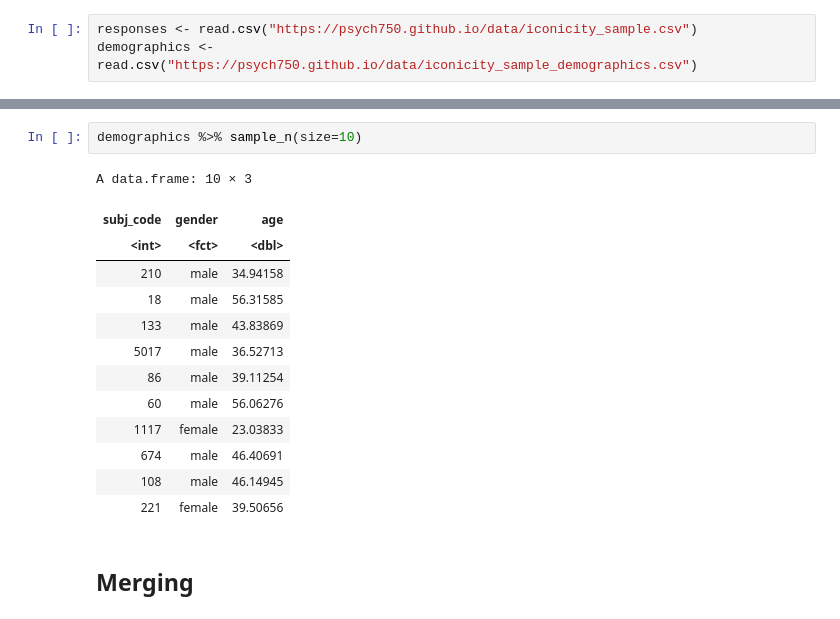
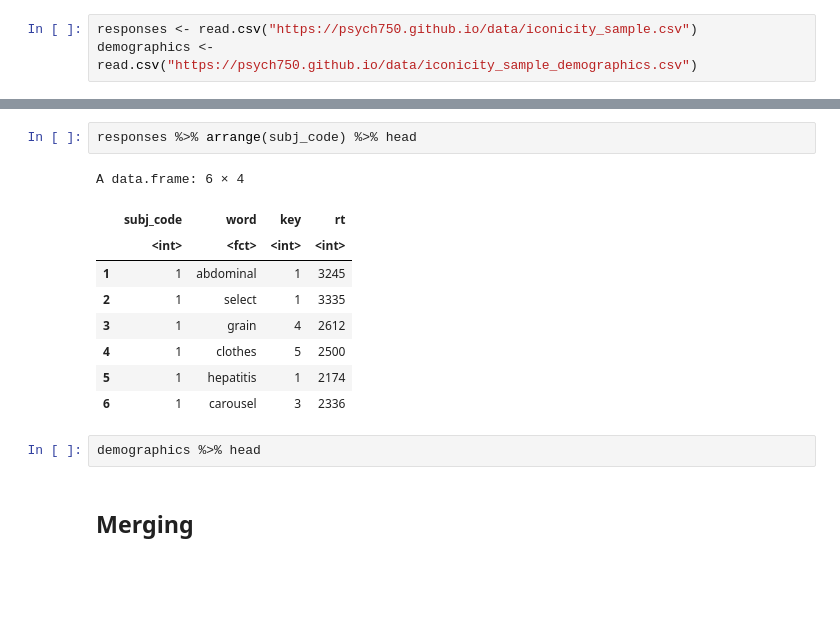
Before and after one commit to psych750/psych750.github.io, a Jupyter notebook: _sources/notebooks/activity_merge_sac.ipynb, the cells around one changed output, grey strips where cells are left out. Saved outputs shown, nothing was run; the diff lists cells and outputs as text; blank space fills up the shorter version.

```diff
--- a/_sources/notebooks/activity_merge_sac.ipynb
+++ b/_sources/notebooks/activity_merge_sac.ipynb
@@ -39,18 +23,16 @@ A data.frame: 10 × 4
-# %%
-demographics %>% sample_n(size=10)
-# %% [output]
-A data.frame: 10 × 3
-| subj_code | gender | age |
-| <int> | <fct> | <dbl> |
-| 210 | male | 34.94158 |
-| 18 | male | 56.31585 |
-| 133 | male | 43.83869 |
-| 5017 | male | 36.52713 |
-| 86 | male | 39.11254 |
-| 60 | male | 56.06276 |
-| 1117 | female | 23.03833 |
-| 674 | male | 46.40691 |
-| 108 | male | 46.14945 |
-| 221 | female | 39.50656 |
+# %%
+responses %>% arrange(subj_code) %>% head
+# %% [output]
+A data.frame: 6 × 4
+|  | subj_code | word | key | rt |
+|  | <int> | <fct> | <int> | <int> |
+| 1 | 1 | abdominal | 1 | 3245 |
+| 2 | 1 | select | 1 | 3335 |
+| 3 | 1 | grain | 4 | 2612 |
+| 4 | 1 | clothes | 5 | 2500 |
+| 5 | 1 | hepatitis | 1 | 2174 |
+| 6 | 1 | carousel | 3 | 2336 |
+# %%
+demographics %>% head
 # %% [markdown]
 ## Merging
```
Also changed, not shown: parts of 9 cells of this notebook, 9 other files.
